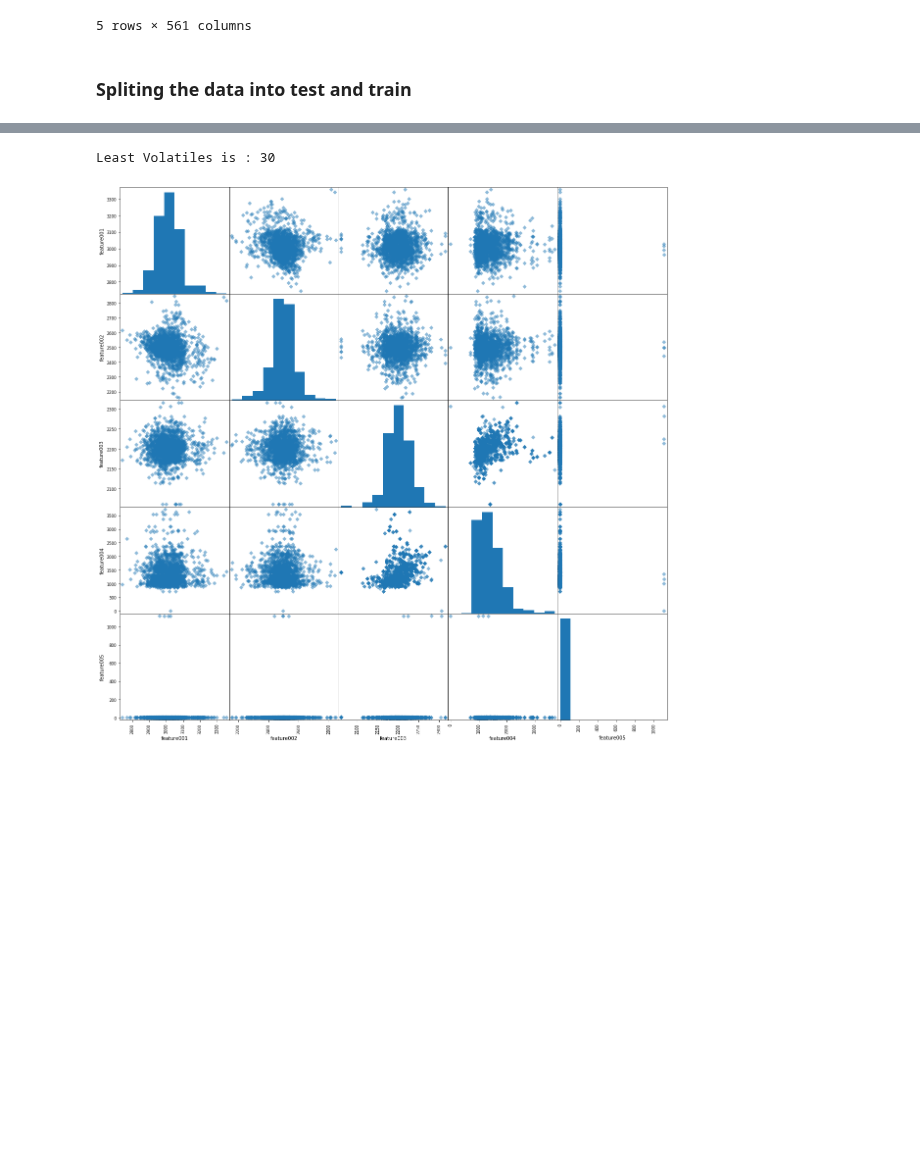
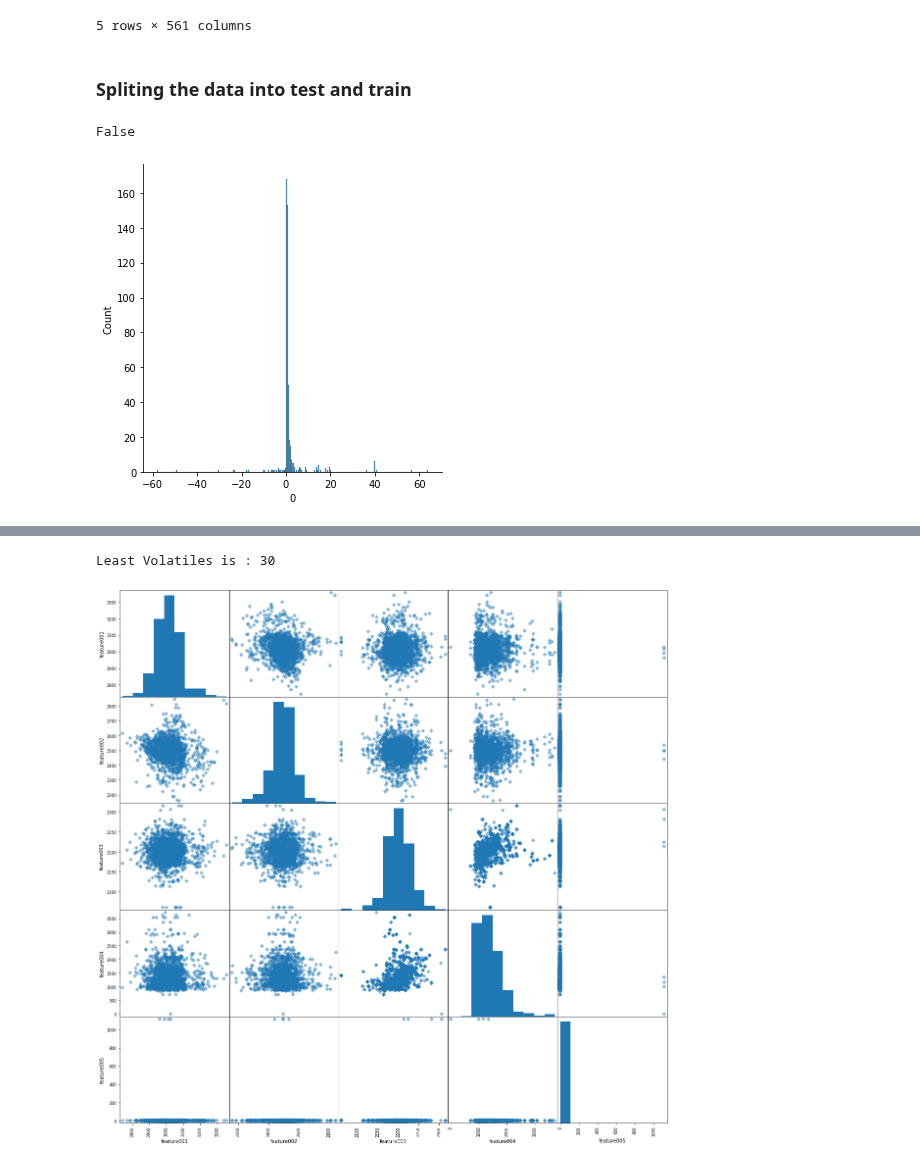
Before and after one commit to Landschy/datamining-htw, a Jupyter notebook: scripts/Mohammad.ipynb, the cells around one changed output, grey strips where cells are left out. Drawn from its saved outputs; the diff is of its cells as text; code cells hidden in the pictures; blank space fills up the shorter version.

```diff
--- a/scripts/Mohammad.ipynb
+++ b/scripts/Mohammad.ipynb
@@ -79,6 +81,17 @@ df.head()
 y = df['class']
 # %%
 X = df.drop('class', axis=1)
+# %%
+#no duplication
+df.duplicated(subset=None, keep='first').any()
+# %% [output]
+False
+# %%
+Var=pd.DataFrame(variation(X,axis=0,nan_policy='omit'))
+# %%
+sns.displot(Var,x=Var.iloc[:,0], binwidth=0.5);
+# %% [output]
+[figure, added]
 # %%
 summary = X.describe()
 feature_std = pd.DataFrame(summary.loc['std',:])
```
Also changed, not shown: parts of 18 cells of this notebook.
